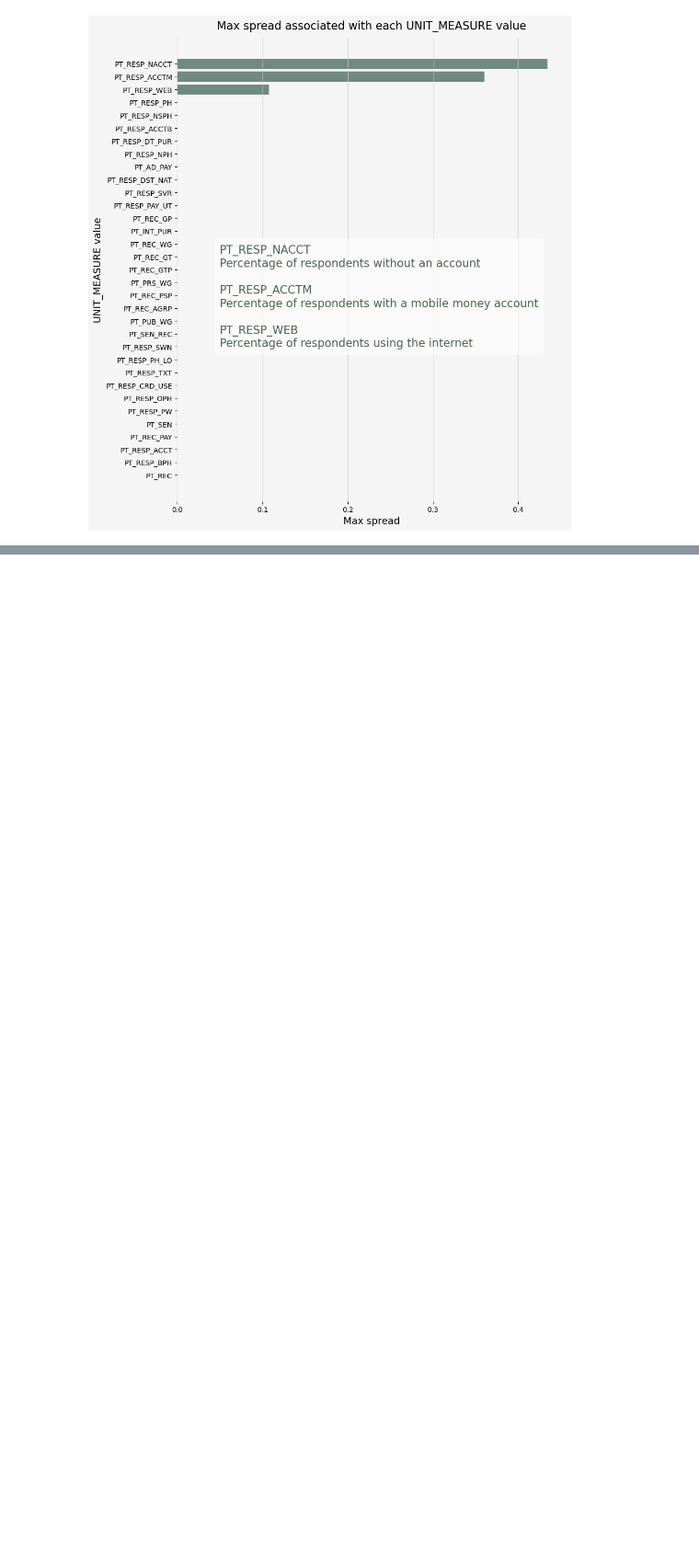
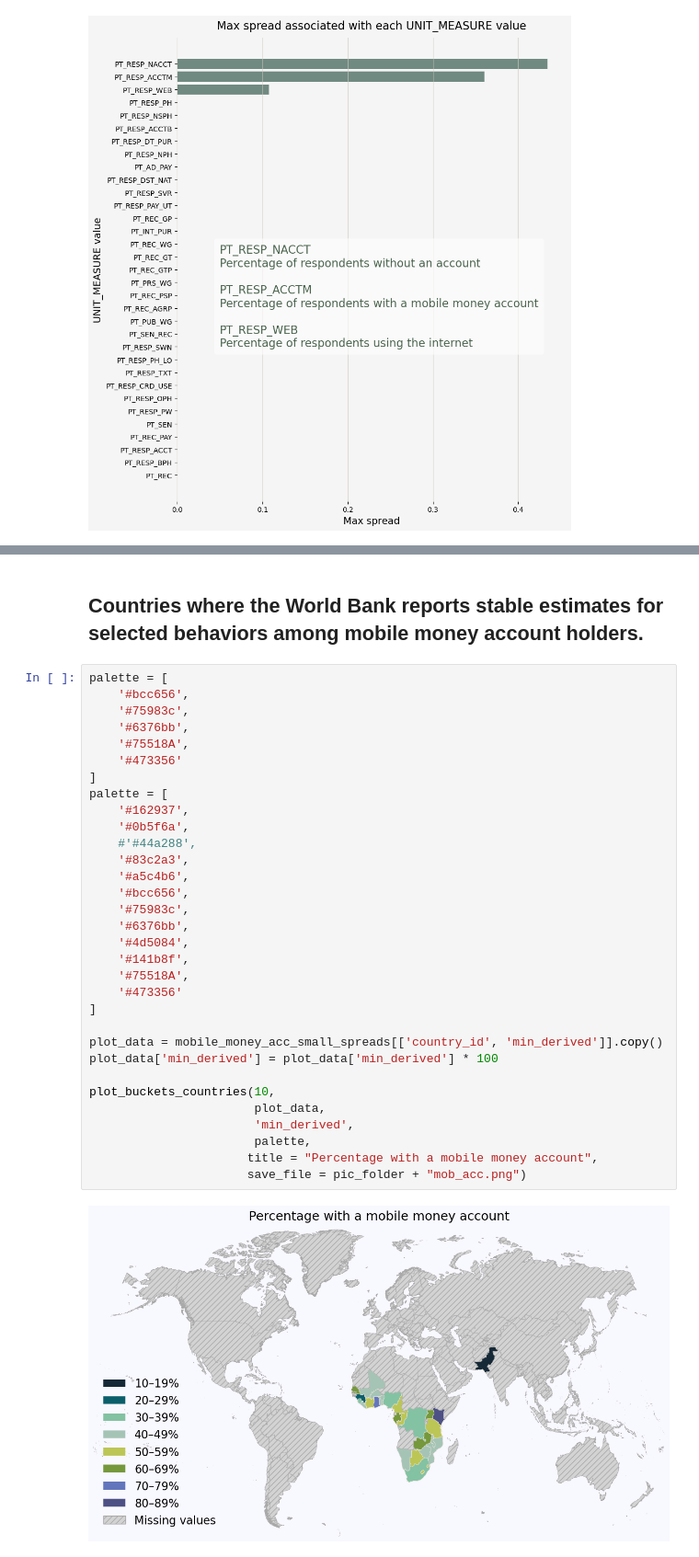
Before and after one commit to reebme/curated-data-sqlite, a Jupyter notebook: notebooks/04_findex_unit_measure.ipynb, the cells around one changed output, grey strips where cells are left out. Shown at 92% size. Drawn from its saved outputs; the diff is of its cells as text; blank space fills up the shorter version.

```diff
--- a/notebooks/04_findex_unit_measure.ipynb
+++ b/notebooks/04_findex_unit_measure.ipynb
@@ -58,0 +261,36 @@ utils.pretty_hbar(max_spreads['unit_measure'], max_spreads['spread'],
+# %% [markdown]
+## Countries where the World Bank reports stable estimates for selected behaviors among mobile money account holders.
+# %%
+palette = [
+    '#bcc656',
+    '#75983c',
+    '#6376bb',
+    '#75518A',
+    '#473356'
+]
+palette = [
+    '#162937',
+    '#0b5f6a',
+    #'#44a288',
+    '#83c2a3',
+    '#a5c4b6',
+    '#bcc656',
+    '#75983c',
+    '#6376bb',
+    '#4d5084',
+    '#141b8f',
+    '#75518A',
+    '#473356'
+]
+
+plot_data = mobile_money_acc_small_spreads[['country_id', 'min_derived']].copy()
+plot_data['min_derived'] = plot_data['min_derived'] * 100
+
+plot_buckets_countries(10,
+                       plot_data,
+                       'min_derived',
+                       palette,
+                      title = "Percentage with a mobile money account",
+                      save_file = pic_folder + "mob_acc.png")
+# %% [output]
+[figure, added]
```
Also changed, not shown: parts of 37 cells of this notebook, 10 other files.
